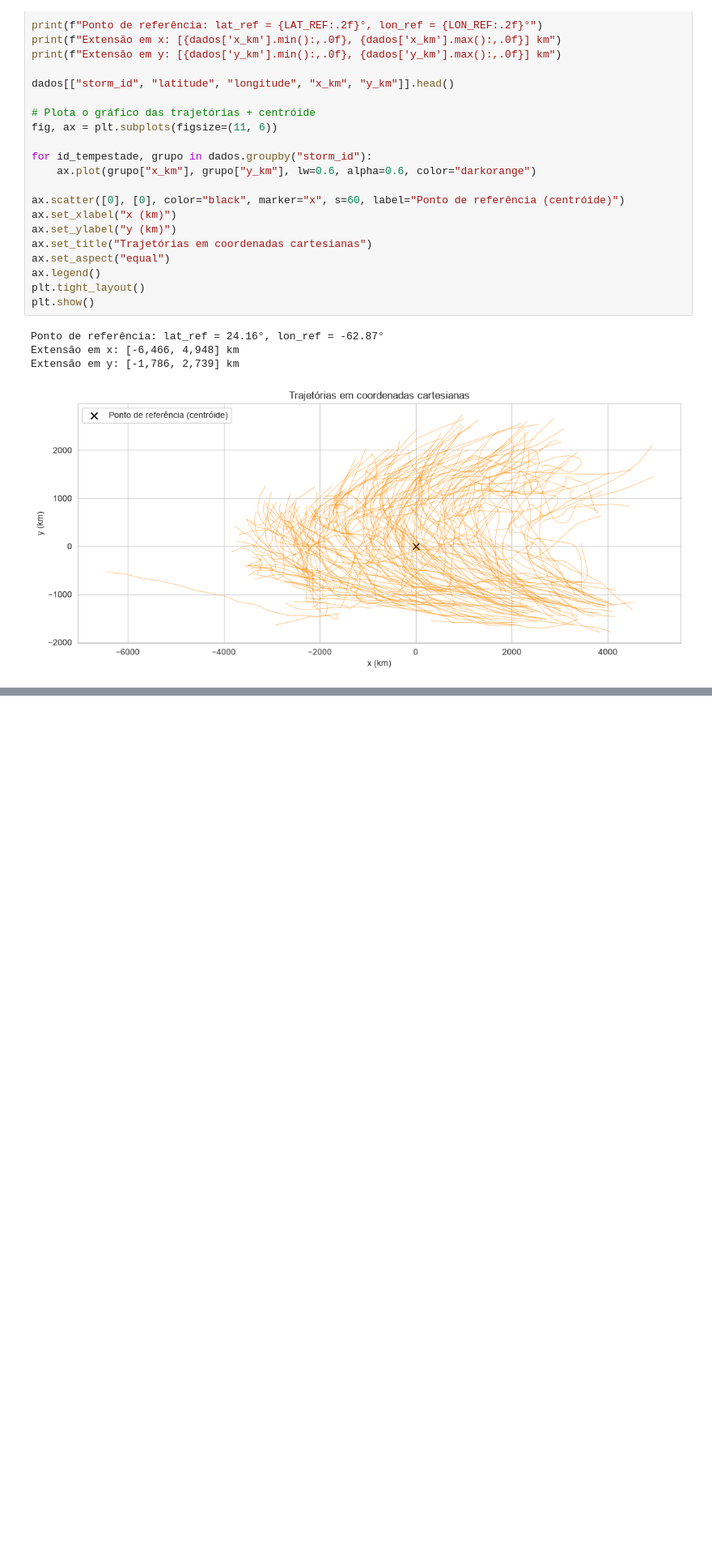
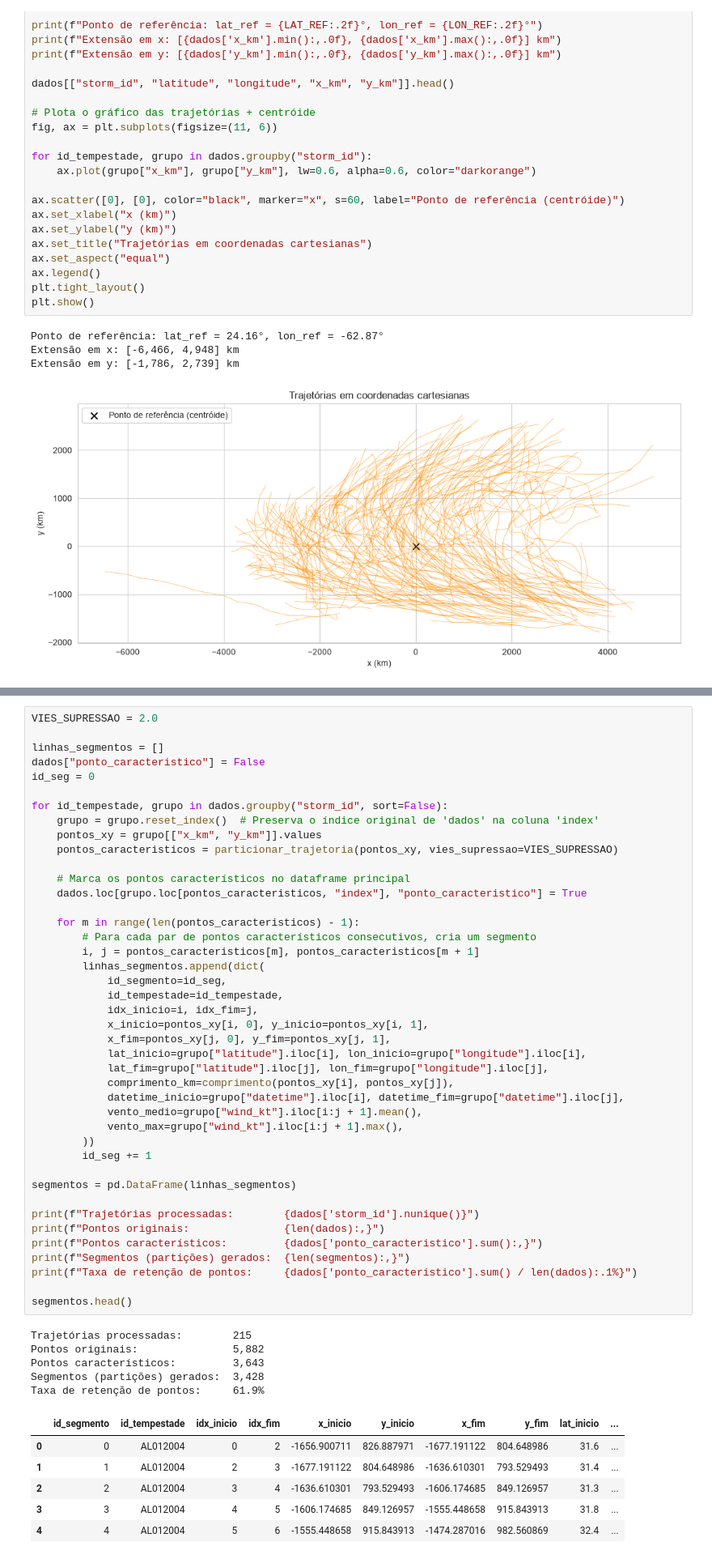
Before and after one commit to HerikDR/Algoritmo-TRACLUS, a Jupyter notebook: traclus_hurdat.ipynb, the cells around one changed output, grey strips where cells are left out. Shown at 81% size. Saved outputs shown, nothing was run; the diff lists cells and outputs as text; blank space fills up the shorter version.

```diff
--- a/traclus_hurdat.ipynb
+++ b/traclus_hurdat.ipynb
@@ -267,0 +304,54 @@ Extensão em y: [-1,786, 2,739] km
+# %%
+VIES_SUPRESSAO = 2.0
+
+linhas_segmentos = []
+dados["ponto_caracteristico"] = False
+id_seg = 0
+
+for id_tempestade, grupo in dados.groupby("storm_id", sort=False):
+    grupo = grupo.reset_index()  # Preserva o índice original de 'dados' na coluna 'index'
+    pontos_xy = grupo[["x_km", "y_km"]].values
+    pontos_caracteristicos = particionar_trajetoria(pontos_xy, vies_supressao=VIES_SUPRESSAO)
+
+    # Marca os pontos característicos no dataframe principal
+    dados.loc[grupo.loc[pontos_caracteristicos, "index"], "ponto_caracteristico"] = True
+
+    for m in range(len(pontos_caracteristicos) - 1):
+        # Para cada par de pontos característicos consecutivos, cria um segmento
+        i, j = pontos_caracteristicos[m], pontos_caracteristicos[m + 1]
+        linhas_segmentos.append(dict(
+            id_segmento=id_seg,
+            id_tempestade=id_tempestade,
+            idx_inicio=i, idx_fim=j,
+            x_inicio=pontos_xy[i, 0], y_inicio=pontos_xy[i, 1],
+            x_fim=pontos_xy[j, 0], y_fim=pontos_xy[j, 1],
+            lat_inicio=grupo["latitude"].iloc[i], lon_inicio=grupo["longitude"].iloc[i],
+            lat_fim=grupo["latitude"].iloc[j], lon_fim=grupo["longitude"].iloc[j],
+            comprimento_km=comprimento(pontos_xy[i], pontos_xy[j]),
+            datetime_inicio=grupo["datetime"].iloc[i], datetime_fim=grupo["datetime"].iloc[j],
+            vento_medio=grupo["wind_kt"].iloc[i:j + 1].mean(),
+            vento_max=grupo["wind_kt"].iloc[i:j + 1].max(),
+        ))
+        id_seg += 1
+
+segmentos = pd.DataFrame(linhas_segmentos)
+
+print(f"Trajetórias processadas:        {dados['storm_id'].nunique()}")
+print(f"Pontos originais:               {len(dados):,}")
+print(f"Pontos característicos:         {dados['ponto_caracteristico'].sum():,}")
+print(f"Segmentos (partições) gerados:  {len(segmentos):,}")
+print(f"Taxa de retenção de pontos:     {dados['ponto_caracteristico'].sum() / len(dados):.1%}")
+
+segmentos.head()
+# %% [output]
+Trajetórias processadas:        215
+Pontos originais:               5,882
+Pontos característicos:         3,643
+Segmentos (partições) gerados:  3,428
+Taxa de retenção de pontos:     61.9%
+|  | id_segmento | id_tempestade | idx_inicio | idx_fim | x_inicio | y_inicio | x_fim | y_fim | lat_inicio | ... |
+| 0 | 0 | AL012004 | 0 | 2 | -1656.900711 | 826.887971 | -1677.191122 | 804.648986 | 31.6 | ... |
+| 1 | 1 | AL012004 | 2 | 3 | -1677.191122 | 804.648986 | -1636.610301 | 793.529493 | 31.4 | ... |
+| 2 | 2 | AL012004 | 3 | 4 | -1636.610301 | 793.529493 | -1606.174685 | 849.126957 | 31.3 | ... |
+| 3 | 3 | AL012004 | 4 | 5 | -1606.174685 | 849.126957 | -1555.448658 | 915.843913 | 31.8 | ... |
+| 4 | 4 | AL012004 | 5 | 6 | -1555.448658 | 915.843913 | -1474.287016 | 982.560869 | 32.4 | ... |
```
Also changed, not shown: parts of 12 cells of this notebook.
